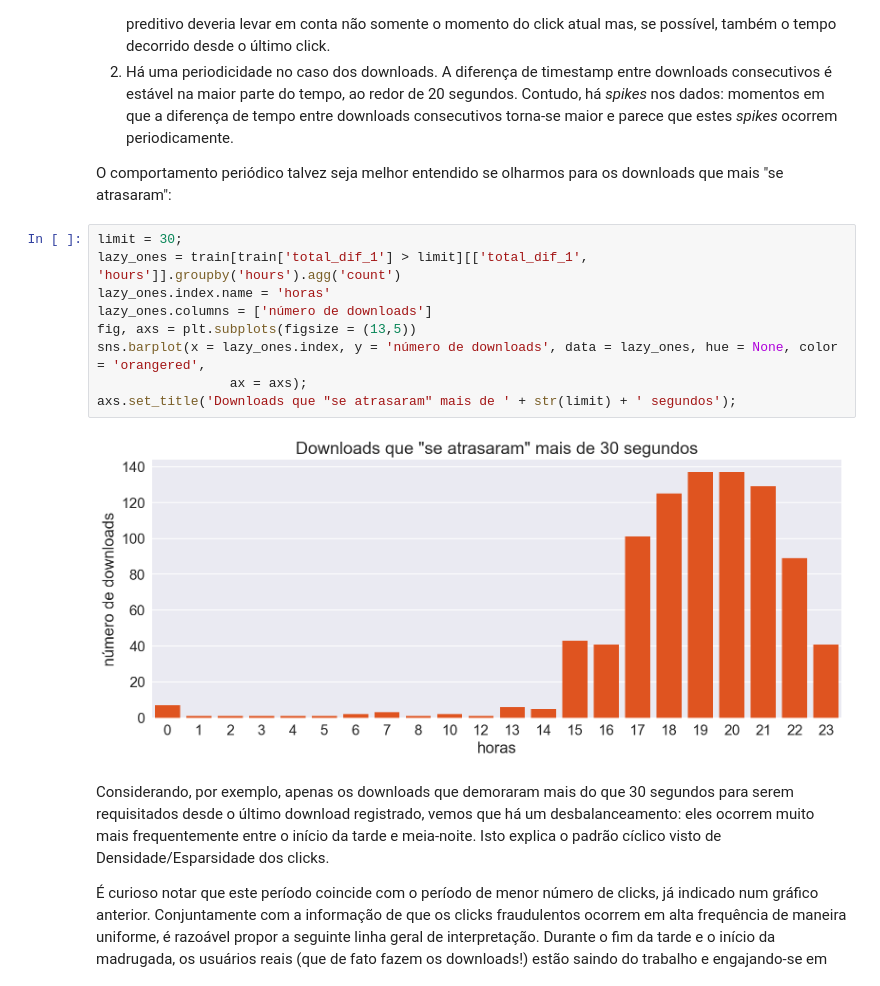
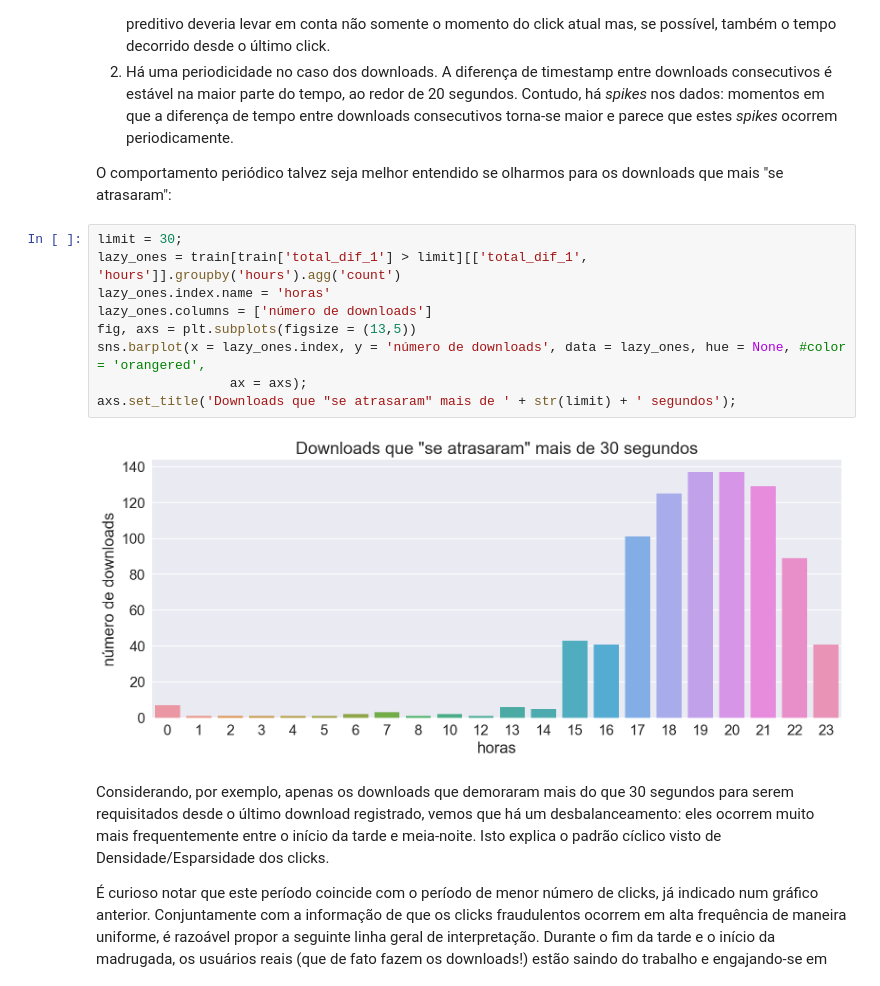
Before and after one commit to rgriva/Kaggle, a Jupyter notebook: EDA-Raul.ipynb, the cells around one changed output. Cells and saved outputs as stored; diff of their text form.

```diff
--- a/EDA-Raul.ipynb
+++ b/EDA-Raul.ipynb
@@ -249,14 +249,14 @@ O comportamento periódico talvez seja melhor entendido se olharmos para os down
 # %%
 limit = 30;
 lazy_ones = train[train['total_dif_1'] > limit][['total_dif_1', 'hours']].groupby('hours').agg('count')
 lazy_ones.index.name = 'horas'
 lazy_ones.columns = ['número de downloads']
 fig, axs = plt.subplots(figsize = (13,5))
-sns.barplot(x = lazy_ones.index, y = 'número de downloads', data = lazy_ones, hue = None, color = 'orangered',
+sns.barplot(x = lazy_ones.index, y = 'número de downloads', data = lazy_ones, hue = None, #color = 'orangered',
                  ax = axs);
 axs.set_title('Downloads que "se atrasaram" mais de ' + str(limit) + ' segundos');
 # %% [output]
-[figure, old version]
+[figure, new version]
 # %% [markdown]
 Considerando, por exemplo, apenas os downloads que demoraram mais do que 30 segundos para serem requisitados desde o último download registrado, vemos que há um desbalanceamento: eles ocorrem muito mais frequentemente entre o início da tarde e meia-noite. Isto explica o padrão cíclico visto de Densidade/Esparsidade dos clicks.
 
```
Also changed, not shown: parts of 14 cells of this notebook.
